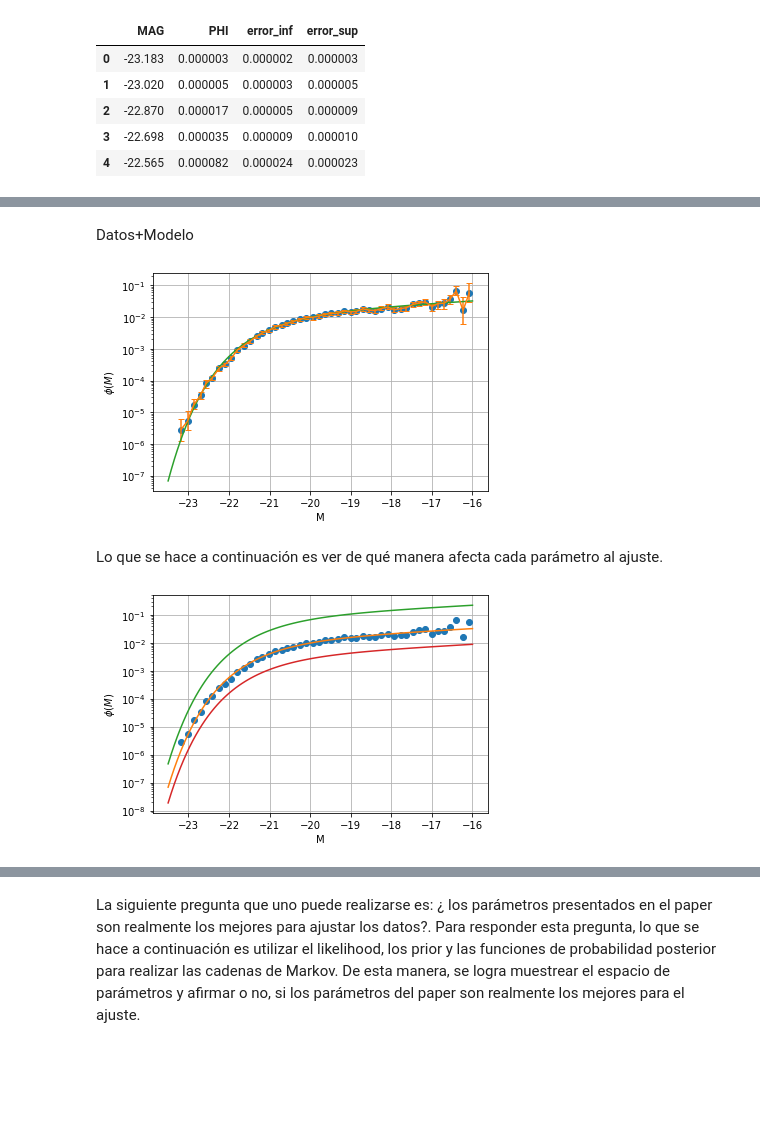
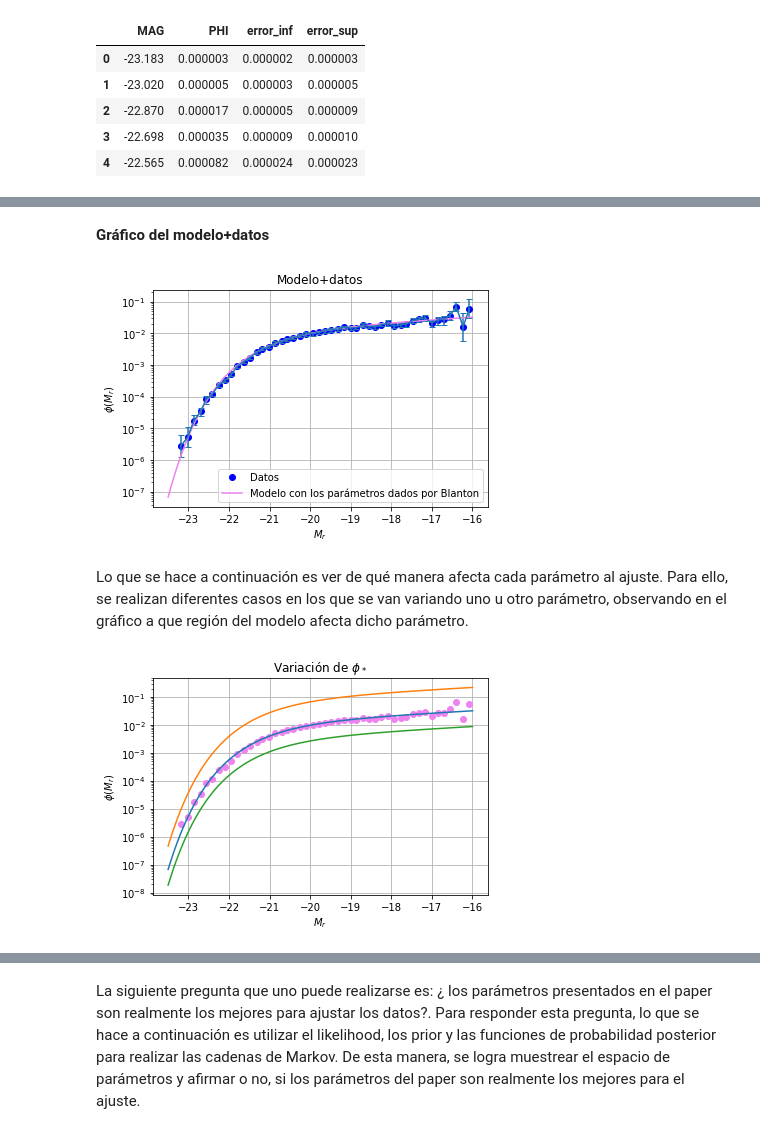
Before and after one commit to catarb/Astrometria, a Jupyter notebook: Practico4/Practico4.ipynb, the cells around one changed output, grey strips where cells are left out. Drawn from its saved outputs; the diff is of its cells as text; code cells hidden in the pictures; blank space fills up the shorter version.

```diff
--- a/Practico4/Practico4.ipynb
+++ b/Practico4/Practico4.ipynb
@@ -82,40 +117,42 @@ plt.show()
 # %% [markdown]
-Datos+Modelo
+**Gráfico del modelo+datos**
 # %%
-plt.plot(df['MAG'], df['PHI'], 'o')
+plt.plot(df['MAG'], df['PHI'], 'o',label='Datos',color='blue')
+plt.title('Modelo+datos')
 plt.xlabel('Magnitud')
 plt.ylabel('Función de luminosidad')
 plt.yscale('log')
 #plt.plot(df['MAG'], df['error_inf'], 'o')
 plt.errorbar(df['MAG'],df['PHI'], yerr  = [df['error_inf'],df['error_sup']], capsize = 3) #para agrear las barras de error
-plt.plot(sx,sy,label='Modelo con los parámetros dados por Blanton')
+plt.plot(sx,sy,label='Modelo con los parámetros dados por Blanton',color='violet')
 plt.yscale('log')
-plt.xlabel('M')
-plt.ylabel('$\phi(M)$')
+plt.xlabel('$M_r$')
+plt.ylabel('$\phi(M_r)$')
+plt.legend(fontsize=10, loc='best')
 plt.grid()
 plt.show()
 # %% [output]
-[figure, old version]
+[figure, new version]
 # %% [markdown]
-Lo que se hace a continuación es ver de qué manera afecta cada parámetro al ajuste.
+Lo que se hace a continuación es ver de qué manera afecta cada parámetro al ajuste. Para ello, se realizan diferentes casos en los que se van variando uno u otro parámetro, observando en el gráfico a que región del modelo afecta dicho parámetro.
 # %%
-plt.plot(df['MAG'], df['PHI'], 'o')
+plt.plot(df['MAG'], df['PHI'], 'o', color='violet')
 plt.xlabel('Magnitud')
 plt.ylabel('Función de luminosidad')
 #plt.yscale('log')
 sx = np.linspace(-23.5, -16, 100) # los dos primeros valores son visuales del primer grafico
-sy = modelo(sx, fi0=0.0146, M0=-20.83, a=-1.2) # varío el primer parámetro
+sy = modelo(sx, fi0=0.0146, M0=-20.83, a=-1.2) # se varía el primer parámetro
 sy1 = modelo(sx, fi0=0.10, M0=-20.83, a=-1.2)
 sy2 = modelo(sx, fi0=0.0040, M0=-20.83, a=-1.2)# uso los valores del paper de Blanton
 plt.plot(sx,sy,label='Modelo con los parámetros dados por Blanton')
 plt.plot(sx,sy1,label='Modelo con los parámetros dados por Blanton')
 plt.plot(sx,sy2,label='Modelo con los parámetros dados por Blanton')
 plt.yscale('log')
-plt.xlabel('M')
-plt.ylabel('$\phi(M)$')
+plt.xlabel('$M_r$')
+plt.ylabel('$\phi(M_r)$')
+plt.title('Variación de $\phi_*$')
 plt.grid()
 plt.show()
-# si vario mas, tengo que encontrar que se me sube o baja el grafico, es como una especie de o.o
 # %% [output]
-[figure, old version]
+[figure, new version]
 # %%
```
Also changed, not shown: parts of 57 cells of this notebook.
